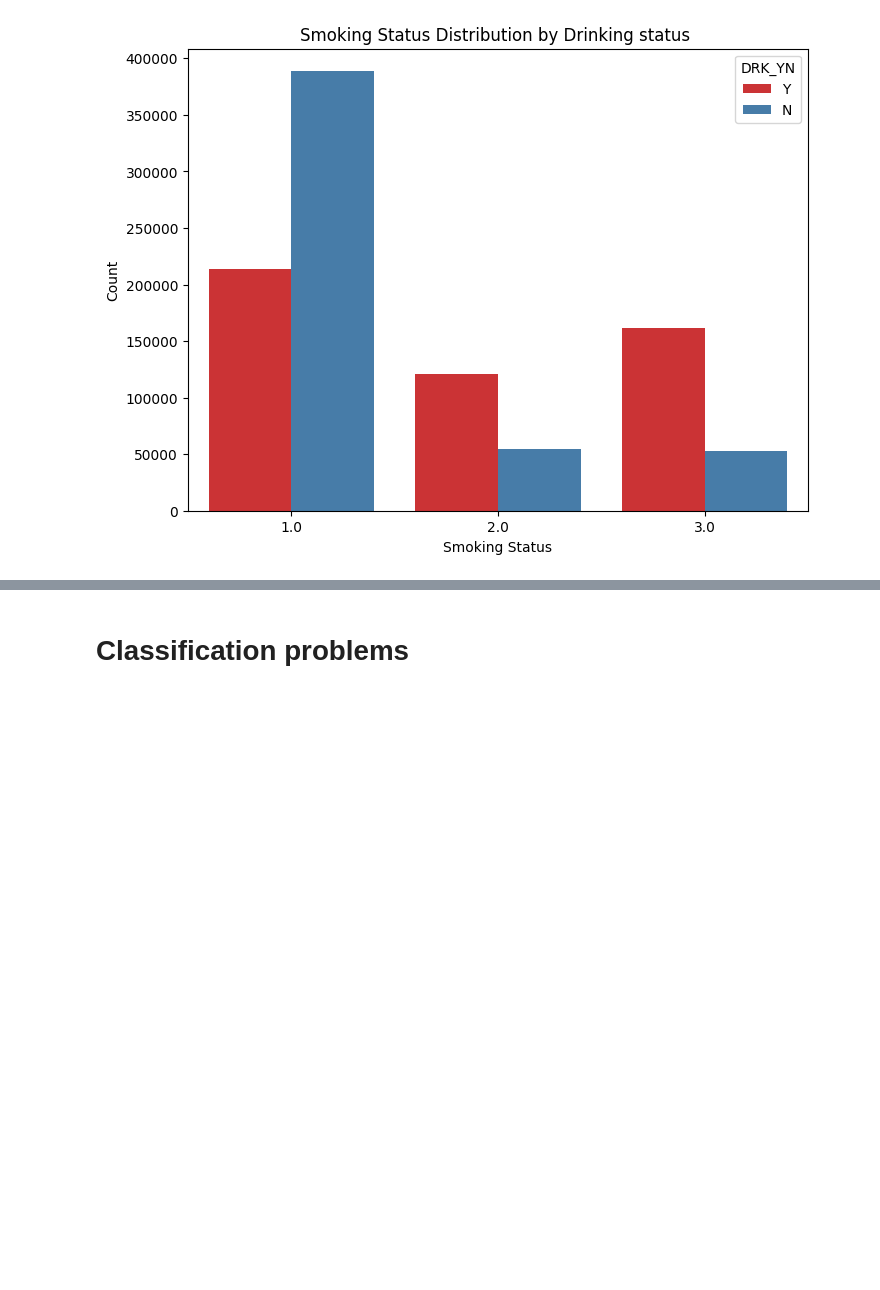
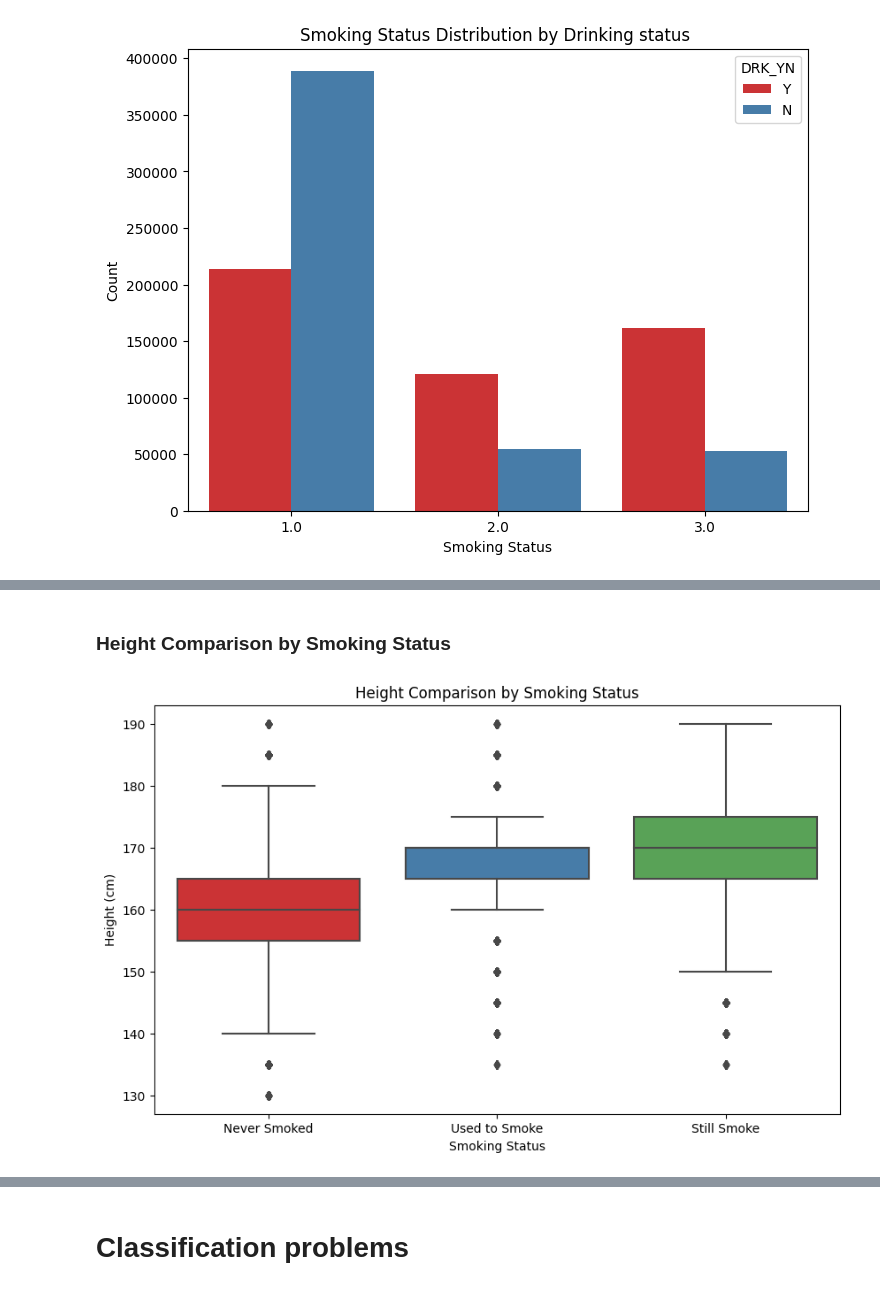
Before and after one commit to 202218031/DM_Project_2, a Jupyter notebook: DM_CP2_202218031_T4.ipynb, the cells around one changed output, grey strips where cells are left out. Drawn from its saved outputs; the diff is of its cells as text; code cells hidden in the pictures; blank space fills up the shorter version.

```diff
--- a/DM_CP2_202218031_T4.ipynb
+++ b/DM_CP2_202218031_T4.ipynb
@@ -172,0 +192,12 @@ plt.show()
+# %% [markdown]
+### **Height Comparison by Smoking Status**
+# %%
+plt.figure(figsize=(10, 6))
+sns.boxplot(x='SMK_stat_type_cd', y='height', data=df, palette='Set1')
+plt.xlabel('Smoking Status')
+plt.ylabel('Height (cm)')
+plt.title('Height Comparison by Smoking Status')
+plt.xticks(ticks=[0, 1, 2], labels=['Never Smoked', 'Used to Smoke', 'Still Smoke'])
+plt.show()
+# %% [output]
+[figure, added]
```
Also changed, not shown: parts of 12 cells of this notebook.
